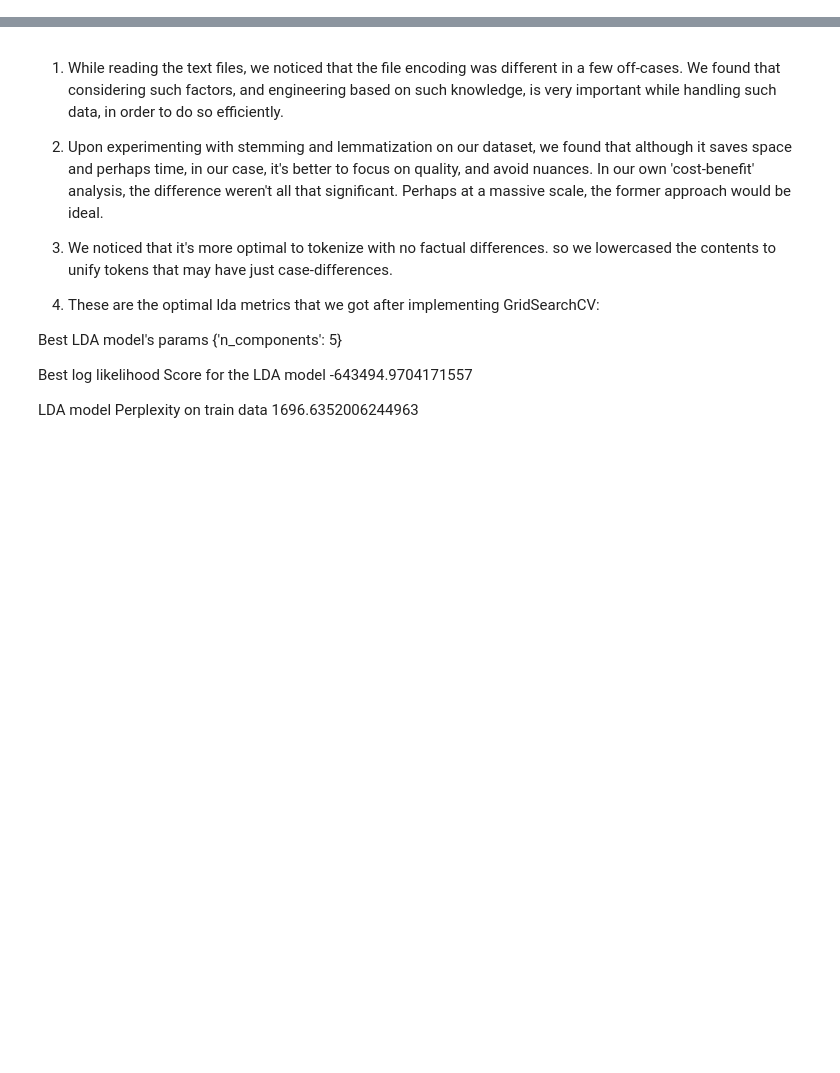
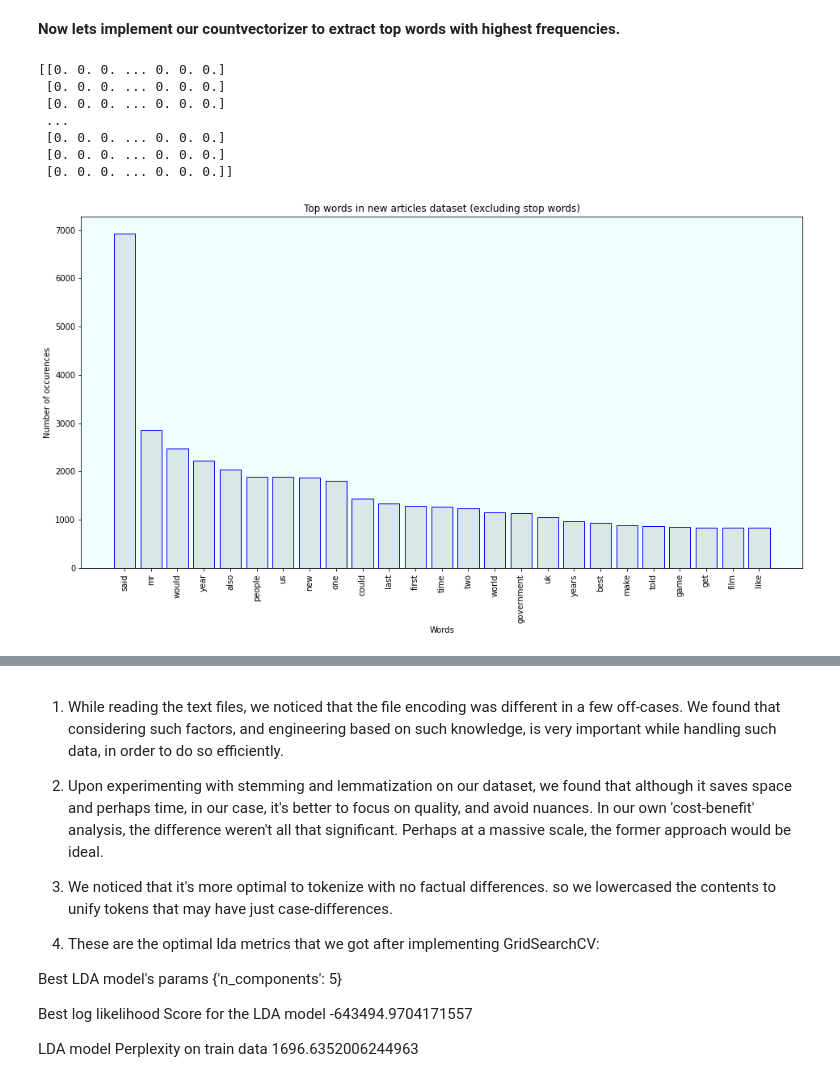
Before and after one commit to saahilahujaa/Topic-Modelling-on-BBC-News-Articles, a Jupyter notebook: Topic_Modelling_on_BBC_News_Articles.ipynb, the cells around one changed output, grey strips where cells are left out. Cells and saved outputs as stored; diff of their text form; code cells hidden in the pictures; blank space fills up the shorter version.

```diff
--- a/Topic_Modelling_on_BBC_News_Articles.ipynb
+++ b/Topic_Modelling_on_BBC_News_Articles.ipynb
@@ -93,14 +2,0 @@ stpwrd = nltk.corpus.stopwords.words('english')
-# %%
-count_vectorizer = CountVectorizer(stop_words=stpwrd)
-words, word_values = get_top_n_words(n_top_words=15,
-                                     count_vectorizer=count_vectorizer,
-                                     text_data=reindexed_data)
-
-fig, ax = plt.subplots(figsize=(16,8))
-ax.bar(range(len(words)), word_values)
-ax.set_xticks(range(len(words)))
-ax.set_xticklabels(words, rotation='vertical')
-ax.set_title('Top words in new articles dataset (excluding stop words)')
-ax.set_xlabel('Word')
-ax.set_ylabel('Number of occurences')
-plt.show()
@@ -402,0 +346,30 @@ Conclusions (intuitive) (Keshav, Sahil, Jayesh kindly simplify anything which se
+# %% [markdown]
+**Now lets implement our countvectorizer to extract top words with highest frequencies.**
+# %%
+# creating vectorizer object
+count_vectorizer = CountVectorizer(stop_words=stpwrd)
+
+# calling the function to get words and their counts
+words, word_values = get_top_n_words(n_top_words=25,
+                                     count_vectorizer=count_vectorizer,
+                                     text_data=reindexed_data)
+
+# display top 25 words using bar plot
+fig, ax = plt.subplots(figsize=(16,8))
+ax.bar(range(len(words)), word_values, color=(0.1, 0.1, 0.1, 0.1),  edgecolor='blue')
+ax.set_xticks(range(len(words)))
+ax.set_xticklabels(words, rotation='vertical')
+ax.set_title('Top words in new articles dataset (excluding stop words)')
+ax.set_xlabel('Words')
+ax.set_ylabel('Number of occurences')
+ax.patch.set_facecolor('#f0ffff')
+plt.show()
+# %% [output]
+[[0. 0. 0. ... 0. 0. 0.]
+ [0. 0. 0. ... 0. 0. 0.]
+ [0. 0. 0. ... 0. 0. 0.]
+ ...
+ [0. 0. 0. ... 0. 0. 0.]
+ [0. 0. 0. ... 0. 0. 0.]
+ [0. 0. 0. ... 0. 0. 0.]]
+[figure, added]
```
Also changed, not shown: parts of 129 cells of this notebook.
